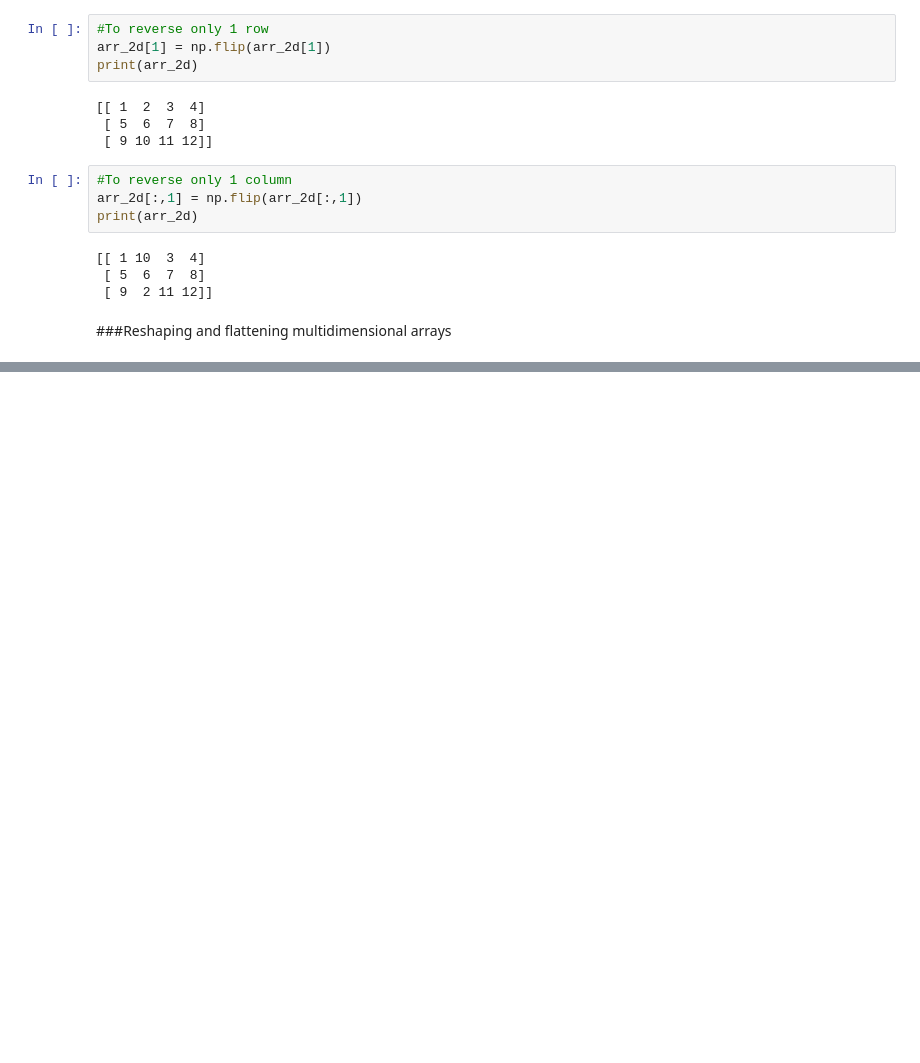
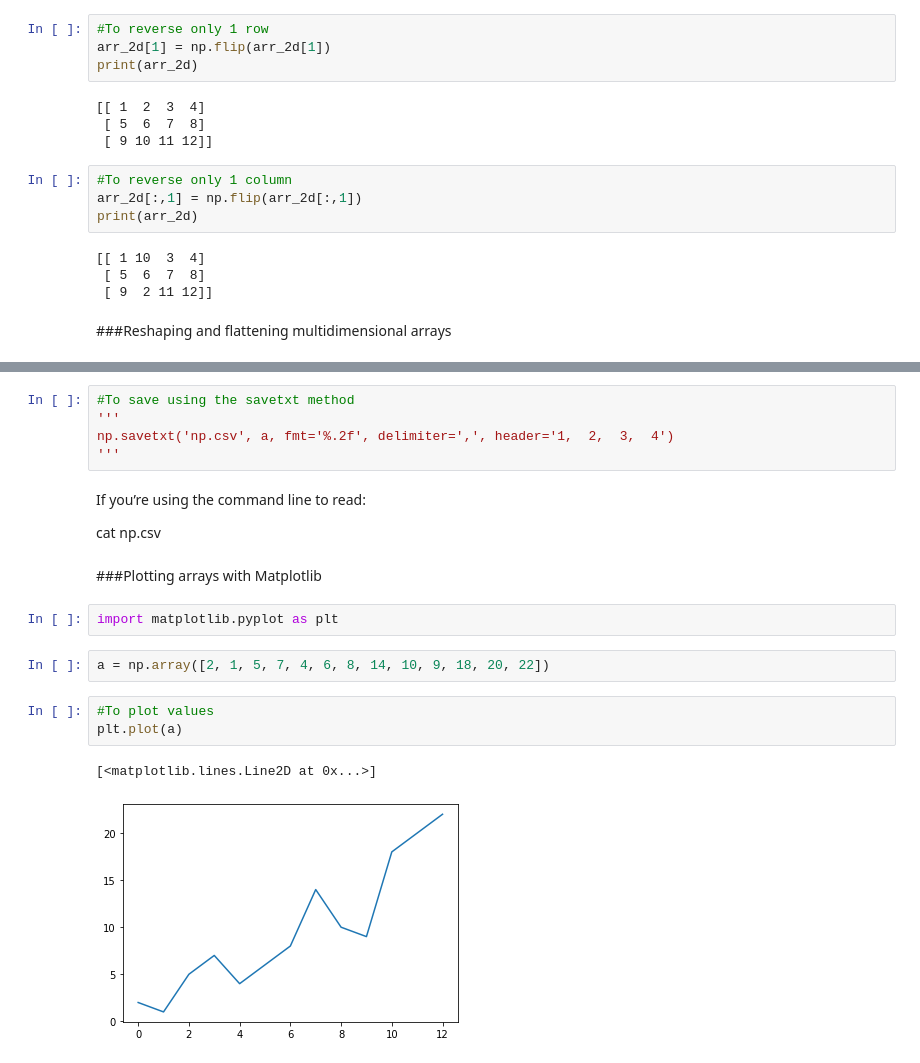
Before and after one commit to arifarman02/Learning_data_science, a Jupyter notebook: NumPy.ipynb, the cells around one changed output, grey strips where cells are left out. Drawn from its saved outputs; the diff is of its cells as text; blank space fills up the shorter version.

```diff
--- a/NumPy.ipynb
+++ b/NumPy.ipynb
@@ -586,0 +695,21 @@ print(arr_2d)
+# %%
+#To save using the savetxt method
+'''
+np.savetxt('np.csv', a, fmt='%.2f', delimiter=',', header='1,  2,  3,  4')
+'''
+# %% [markdown]
+If you’re using the command line to read:
+
+cat np.csv
+# %% [markdown]
+###Plotting arrays with Matplotlib
+# %%
+import matplotlib.pyplot as plt
+# %%
+a = np.array([2, 1, 5, 7, 4, 6, 8, 14, 10, 9, 18, 20, 22])
+# %%
+#To plot values
+plt.plot(a)
+# %% [output]
+[<matplotlib.lines.Line2D at 0x...>]
+[figure, added]
```
Also changed, not shown: parts of 23 cells of this notebook.
